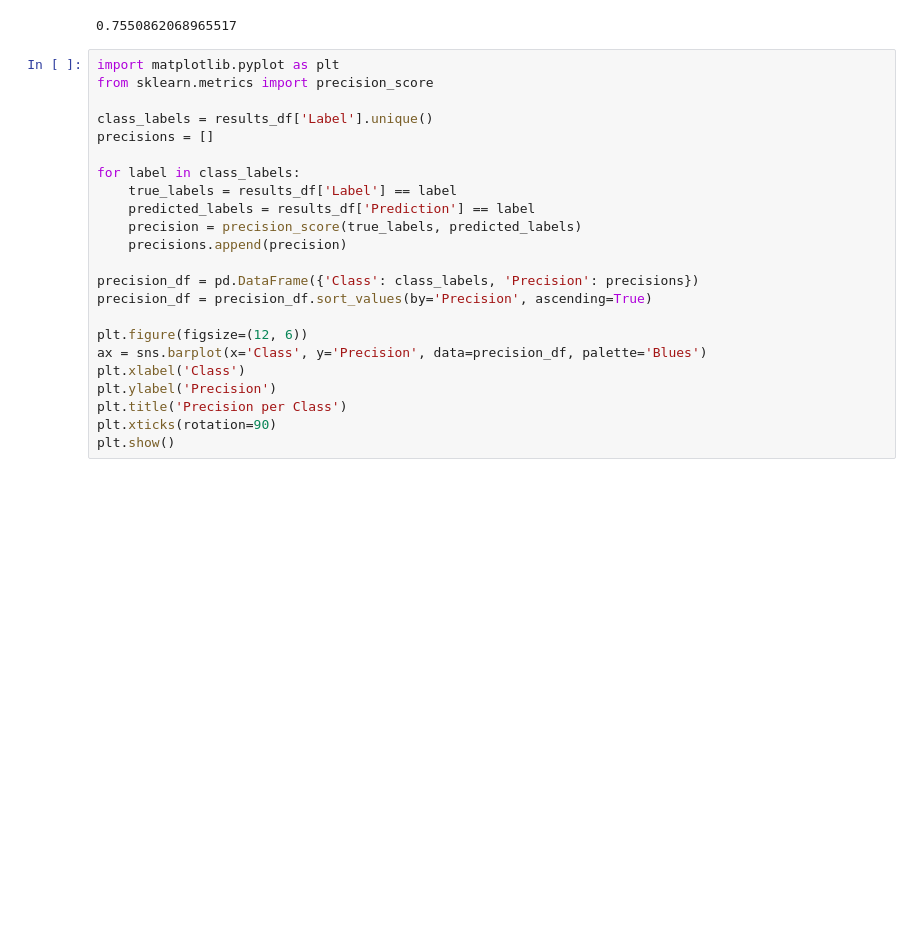
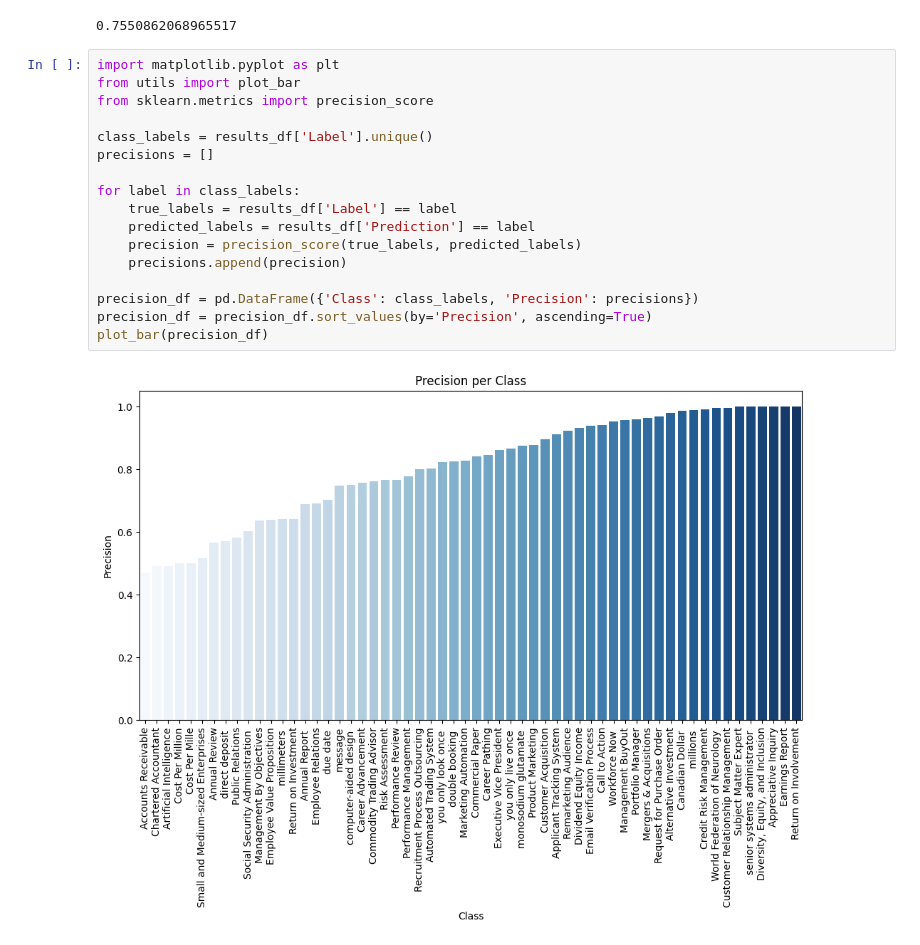
Before and after one commit to adilsonmedronha/nlp-acronym-disambiguation, a Jupyter notebook: main.ipynb, the cells around one changed output. Cells and saved outputs as stored; diff of their text form; blank space fills up the shorter version.

```diff
--- a/main.ipynb
+++ b/main.ipynb
@@ -84,27 +90,23 @@ results_df["True"].sum() / len(results_df)
 0.7550862068965517
 # %%
 import matplotlib.pyplot as plt
+from utils import plot_bar
 from sklearn.metrics import precision_score
 
 class_labels = results_df['Label'].unique()
 precisions = []
 
 for label in class_labels:
     true_labels = results_df['Label'] == label
     predicted_labels = results_df['Prediction'] == label
     precision = precision_score(true_labels, predicted_labels)
     precisions.append(precision)
 
 precision_df = pd.DataFrame({'Class': class_labels, 'Precision': precisions})
 precision_df = precision_df.sort_values(by='Precision', ascending=True)
-
-plt.figure(figsize=(12, 6))
-ax = sns.barplot(x='Class', y='Precision', data=precision_df, palette='Blues')
-plt.xlabel('Class')
-plt.ylabel('Precision')
-plt.title('Precision per Class')
-plt.xticks(rotation=90)
-plt.show()
+plot_bar(precision_df)
+# %% [output]
+[figure, added]
 # %%
 def calculate_precisions(results_df):
     unique_labels = results_df["Label"].unique()
```
Also changed, not shown: parts of 18 cells of this notebook, 2 other files.
